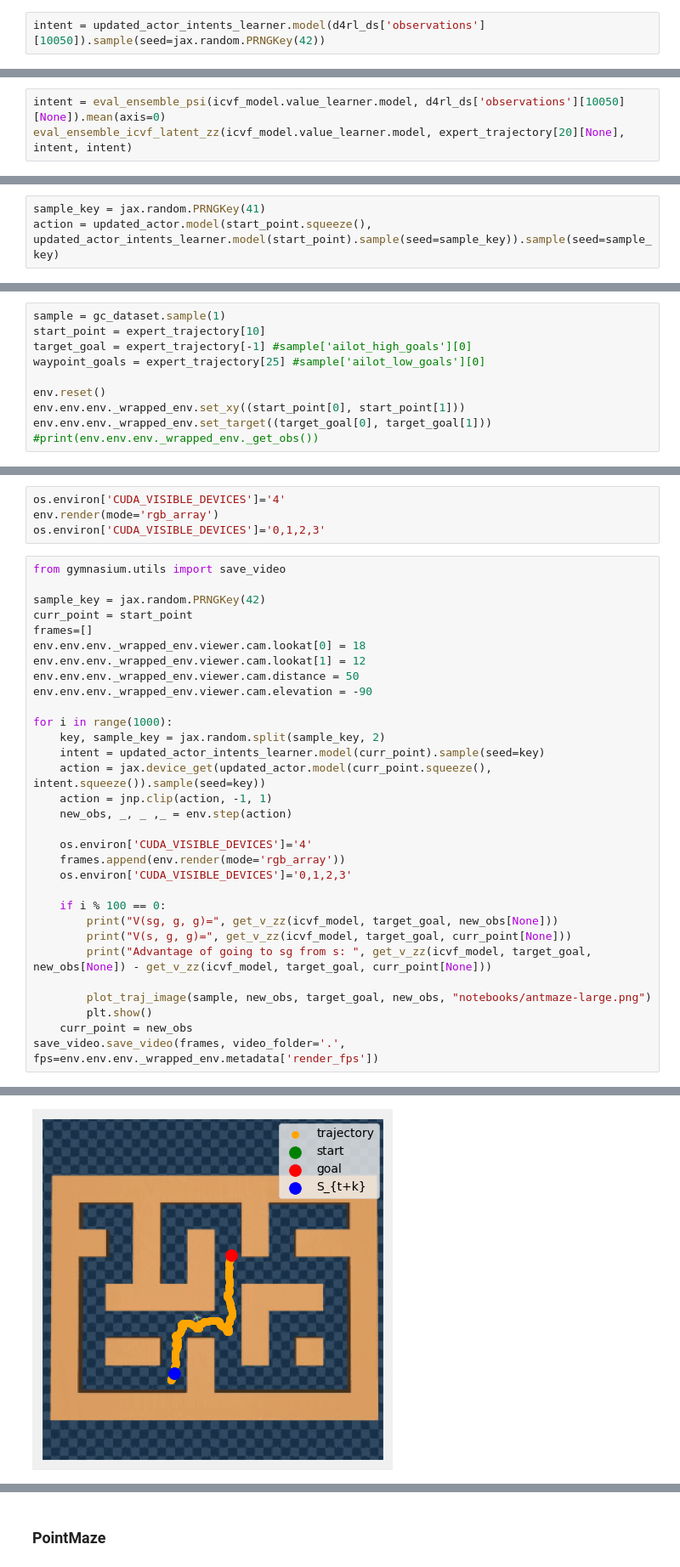
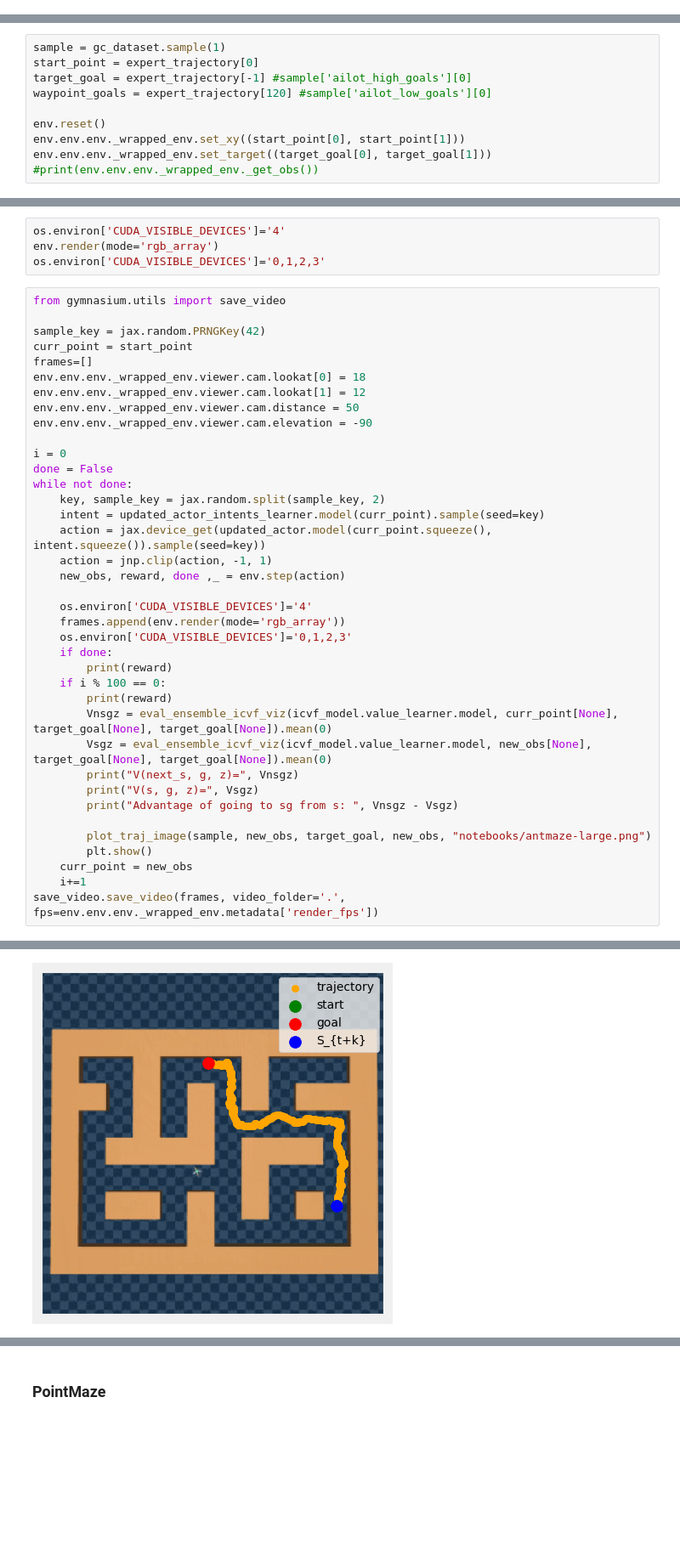
Before and after one commit to skylooop/AILOT, a Jupyter notebook: notebooks/D4RL_viz.ipynb, the cells around one changed output, grey strips where cells are left out. Shown at 85% size. Cells and saved outputs as stored; diff of their text form; blank space fills up the shorter version.

```diff
--- a/notebooks/D4RL_viz.ipynb
+++ b/notebooks/D4RL_viz.ipynb
@@ -683,2 +674,0 @@ NameError: name 'z_target' is not defined
-# %%
-intent = updated_actor_intents_learner.model(d4rl_ds['observations'][10050]).sample(seed=jax.random.PRNGKey(42))
@@ -690,3 +674,0 @@ Array([[-7.2987633],
-# %%
-intent = eval_ensemble_psi(icvf_model.value_learner.model, d4rl_ds['observations'][10050][None]).mean(axis=0)
-eval_ensemble_icvf_latent_zz(icvf_model.value_learner.model, expert_trajectory[20][None], intent, intent)
@@ -696,3 +674,0 @@ Array([[-4.235756],
-# %%
-sample_key = jax.random.PRNGKey(41)
-action = updated_actor.model(start_point.squeeze(), updated_actor_intents_learner.model(start_point).sample(seed=sample_key)).sample(seed=sample_key)
@@ -705,9 +676,9 @@ Array([-0.5391884 , -1.1895069 ,  0.19546402, -0.06032676,  0.8008895 ,
 ## Resetting ENV
 # %%
 sample = gc_dataset.sample(1)
-start_point = expert_trajectory[10]
+start_point = expert_trajectory[0]
 target_goal = expert_trajectory[-1] #sample['ailot_high_goals'][0]
-waypoint_goals = expert_trajectory[25] #sample['ailot_low_goals'][0]
+waypoint_goals = expert_trajectory[120] #sample['ailot_low_goals'][0]
 
 env.reset()
 env.env.env._wrapped_env.set_xy((start_point[0], start_point[1]))
@@ -741,24 +724,31 @@ env.env.env._wrapped_env.viewer.cam.lookat[1] = 12
 env.env.env._wrapped_env.viewer.cam.distance = 50
 env.env.env._wrapped_env.viewer.cam.elevation = -90
 
-for i in range(1000):
+i = 0
+done = False
+while not done:
     key, sample_key = jax.random.split(sample_key, 2)
     intent = updated_actor_intents_learner.model(curr_point).sample(seed=key)
     action = jax.device_get(updated_actor.model(curr_point.squeeze(), intent.squeeze()).sample(seed=key))
     action = jnp.clip(action, -1, 1)
-    new_obs, _, _ ,_ = env.step(action)
+    new_obs, reward, done ,_ = env.step(action)
 
     os.environ['CUDA_VISIBLE_DEVICES']='4'
     frames.append(env.render(mode='rgb_array'))
     os.environ['CUDA_VISIBLE_DEVICES']='0,1,2,3'
-
+    if done:
+        print(reward)
     if i % 100 == 0:
-        print("V(sg, g, g)=", get_v_zz(icvf_model, target_goal, new_obs[None]))
-        print("V(s, g, g)=", get_v_zz(icvf_model, target_goal, curr_point[None]))
-        print("Advantage of going to sg from s: ", get_v_zz(icvf_model, target_goal, new_obs[None]) - get_v_zz(icvf_model, target_goal, curr_point[None]))
+        print(reward)
+        Vnsgz = eval_ensemble_icvf_viz(icvf_model.value_learner.model, curr_point[None], target_goal[None], target_goal[None]).mean(0)
+        Vsgz = eval_ensemble_icvf_viz(icvf_model.value_learner.model, new_obs[None], target_goal[None], target_goal[None]).mean(0)
+        print("V(next_s, g, z)=", Vnsgz)
+        print("V(s, g, z)=", Vsgz)
+        print("Advantage of going to sg from s: ", Vnsgz - Vsgz)
 
         plot_traj_image(sample, new_obs, target_goal, new_obs, "notebooks/antmaze-large.png")
         plt.show()
     curr_point = new_obs
+    i+=1
 save_video.save_video(frames, video_folder='.', fps=env.env.env._wrapped_env.metadata['render_fps'])
 # %% [output]
@@ -768 +759 @@ Advantage of going to sg from s:  [0.08821487]
-[figure, old version]
+[figure, new version]
```
Also changed, not shown: parts of 46 cells of this notebook, 15 other files.
